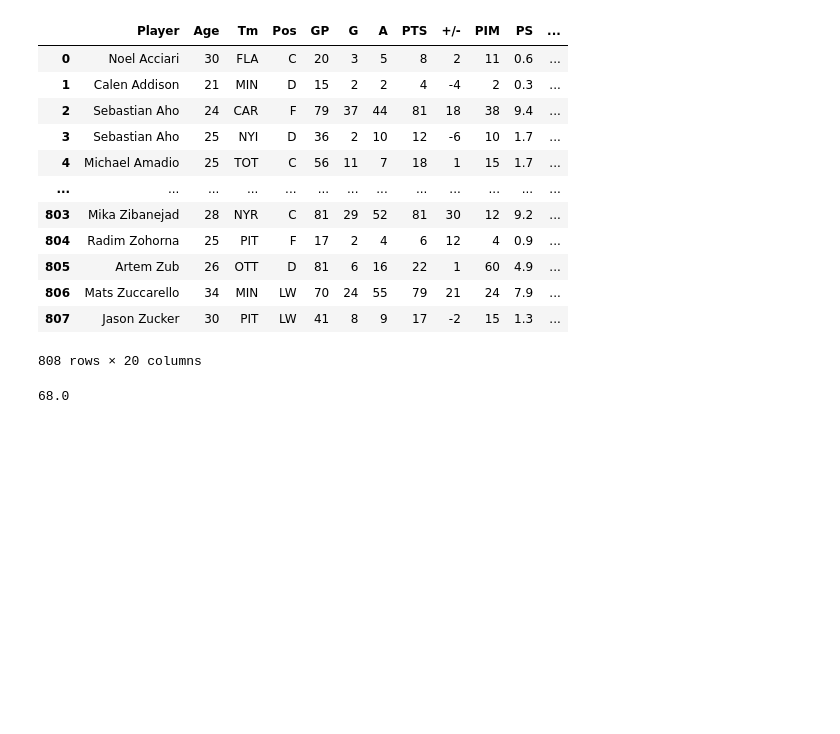
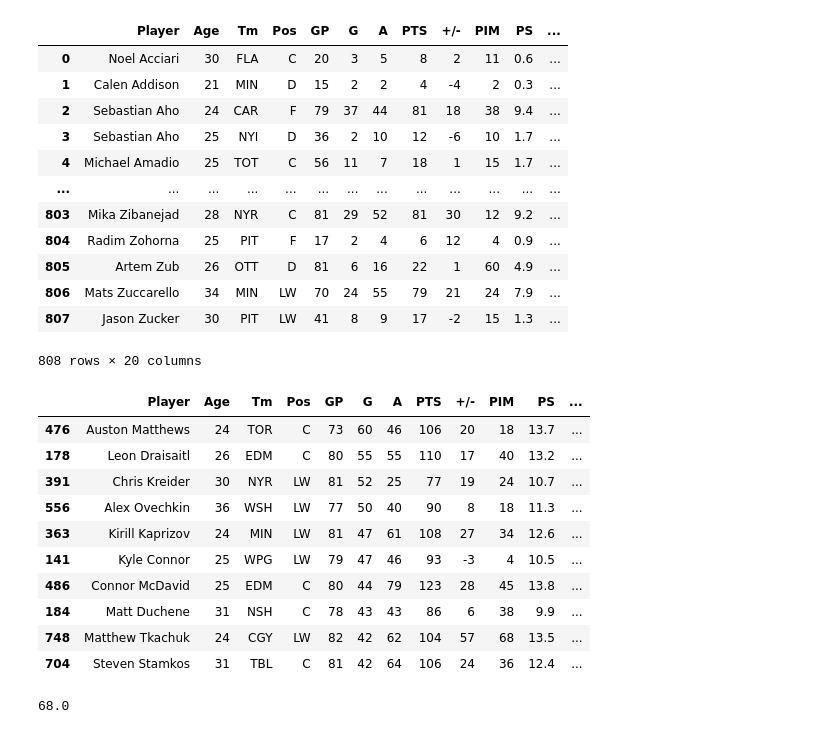
Before and after one commit to slannon95/hockey_forecast, a Jupyter notebook: notebooks/final.ipynb, the cells around one changed output. Cells and saved outputs as stored; diff of their text form; code cells hidden in the pictures; blank space fills up the shorter version.

```diff
--- a/notebooks/final.ipynb
+++ b/notebooks/final.ipynb
@@ -587,7 +586,21 @@ top_goals = pd.DataFrame(test.sort_values('G', ascending=False).head(10))
 # %%
 top_goals.at['Auston Matthews', 'Predicted Goals'] = 68.0
 # %%
-top_goals = top_goals.drop('id', axis=1)
+#top_goals = top_goals.drop('id', axis=1)
+#top_goals = top_goals.drop('Unnamed: 0', axis=1)
+top_goals
+# %% [output]
+|  | Player | Age | Tm | Pos | GP | G | A | PTS | +/- | PIM | PS | ... |
+| 476 | Auston Matthews | 24 | TOR | C | 73 | 60 | 46 | 106 | 20 | 18 | 13.7 | ... |
+| 178 | Leon Draisaitl | 26 | EDM | C | 80 | 55 | 55 | 110 | 17 | 40 | 13.2 | ... |
+| 391 | Chris Kreider | 30 | NYR | LW | 81 | 52 | 25 | 77 | 19 | 24 | 10.7 | ... |
+| 556 | Alex Ovechkin | 36 | WSH | LW | 77 | 50 | 40 | 90 | 8 | 18 | 11.3 | ... |
+| 363 | Kirill Kaprizov | 24 | MIN | LW | 81 | 47 | 61 | 108 | 27 | 34 | 12.6 | ... |
+| 141 | Kyle Connor | 25 | WPG | LW | 79 | 47 | 46 | 93 | -3 | 4 | 10.5 | ... |
+| 486 | Connor McDavid | 25 | EDM | C | 80 | 44 | 79 | 123 | 28 | 45 | 13.8 | ... |
+| 184 | Matt Duchene | 31 | NSH | C | 78 | 43 | 43 | 86 | 6 | 38 | 9.9 | ... |
+| 748 | Matthew Tkachuk | 24 | CGY | LW | 82 | 42 | 62 | 104 | 57 | 68 | 13.5 | ... |
+| 704 | Steven Stamkos | 31 | TBL | C | 81 | 42 | 64 | 106 | 24 | 36 | 12.4 | ... |
 # %%
 top_goals['Predicted Goals'] = [68.0, 37.0, 28.0, 28.0, None, 27.0, 48.0, 10.0, 17.0, 27.0]
 # %%
```
Also changed, not shown: parts of 18 cells of this notebook, 1 other file.
